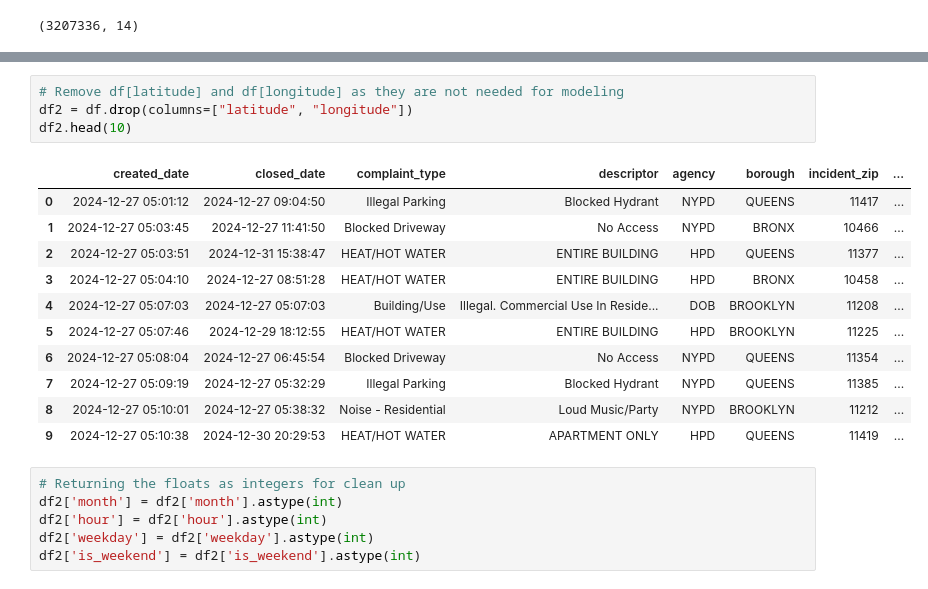
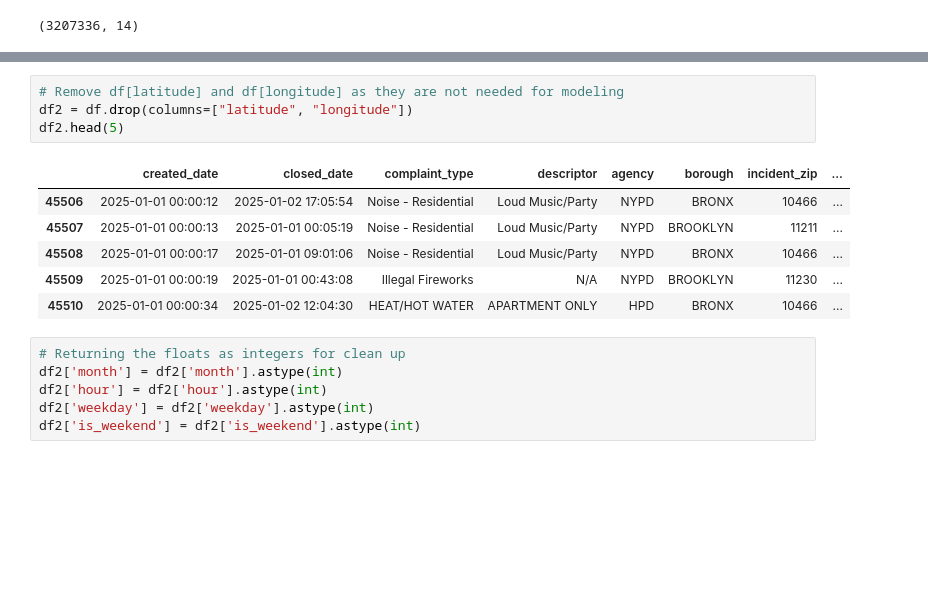
Before and after one commit to yerapark/nyc-311-service-analysis, a Jupyter notebook: notebooks/03_full_year_modeling.ipynb, the cells around one changed output, grey strips where cells are left out. Cells and saved outputs as stored; diff of their text form; blank space fills up the shorter version.

```diff
--- a/notebooks/03_full_year_modeling.ipynb
+++ b/notebooks/03_full_year_modeling.ipynb
@@ -149,19 +153,14 @@ df.head(10)
 # %%
 # Remove df[latitude] and df[longitude] as they are not needed for modeling
 df2 = df.drop(columns=["latitude", "longitude"])
-df2.head(10)
+df2.head(5)
 # %% [output]
 |  | created_date | closed_date | complaint_type | descriptor | agency | borough | incident_zip | ... |
-| 0 | 2024-12-27 05:01:12 | 2024-12-27 09:04:50 | Illegal Parking | Blocked Hydrant | NYPD | QUEENS | 11417 | ... |
-| 1 | 2024-12-27 05:03:45 | 2024-12-27 11:41:50 | Blocked Driveway | No Access | NYPD | BRONX | 10466 | ... |
-| 2 | 2024-12-27 05:03:51 | 2024-12-31 15:38:47 | HEAT/HOT WATER | ENTIRE BUILDING | HPD | QUEENS | 11377 | ... |
-| 3 | 2024-12-27 05:04:10 | 2024-12-27 08:51:28 | HEAT/HOT WATER | ENTIRE BUILDING | HPD | BRONX | 10458 | ... |
-| 4 | 2024-12-27 05:07:03 | 2024-12-27 05:07:03 | Building/Use | Illegal. Commercial Use In Reside... | DOB | BROOKLYN | 11208 | ... |
-| 5 | 2024-12-27 05:07:46 | 2024-12-29 18:12:55 | HEAT/HOT WATER | ENTIRE BUILDING | HPD | BROOKLYN | 11225 | ... |
-| 6 | 2024-12-27 05:08:04 | 2024-12-27 06:45:54 | Blocked Driveway | No Access | NYPD | QUEENS | 11354 | ... |
-| 7 | 2024-12-27 05:09:19 | 2024-12-27 05:32:29 | Illegal Parking | Blocked Hydrant | NYPD | QUEENS | 11385 | ... |
-| 8 | 2024-12-27 05:10:01 | 2024-12-27 05:38:32 | Noise - Residential | Loud Music/Party | NYPD | BROOKLYN | 11212 | ... |
-| 9 | 2024-12-27 05:10:38 | 2024-12-30 20:29:53 | HEAT/HOT WATER | APARTMENT ONLY | HPD | QUEENS | 11419 | ... |
+| 45506 | 2025-01-01 00:00:12 | 2025-01-02 17:05:54 | Noise - Residential | Loud Music/Party | NYPD | BRONX | 10466 | ... |
+| 45507 | 2025-01-01 00:00:13 | 2025-01-01 00:05:19 | Noise - Residential | Loud Music/Party | NYPD | BROOKLYN | 11211 | ... |
+| 45508 | 2025-01-01 00:00:17 | 2025-01-01 09:01:06 | Noise - Residential | Loud Music/Party | NYPD | BRONX | 10466 | ... |
+| 45509 | 2025-01-01 00:00:19 | 2025-01-01 00:43:08 | Illegal Fireworks | N/A | NYPD | BROOKLYN | 11230 | ... |
+| 45510 | 2025-01-01 00:00:34 | 2025-01-02 12:04:30 | HEAT/HOT WATER | APARTMENT ONLY | HPD | BRONX | 10466 | ... |
 # %%
 # Returning the floats as integers for clean up
 df2['month'] = df2['month'].astype(int)
```
Also changed, not shown: parts of 42 cells of this notebook, 1 other file.
